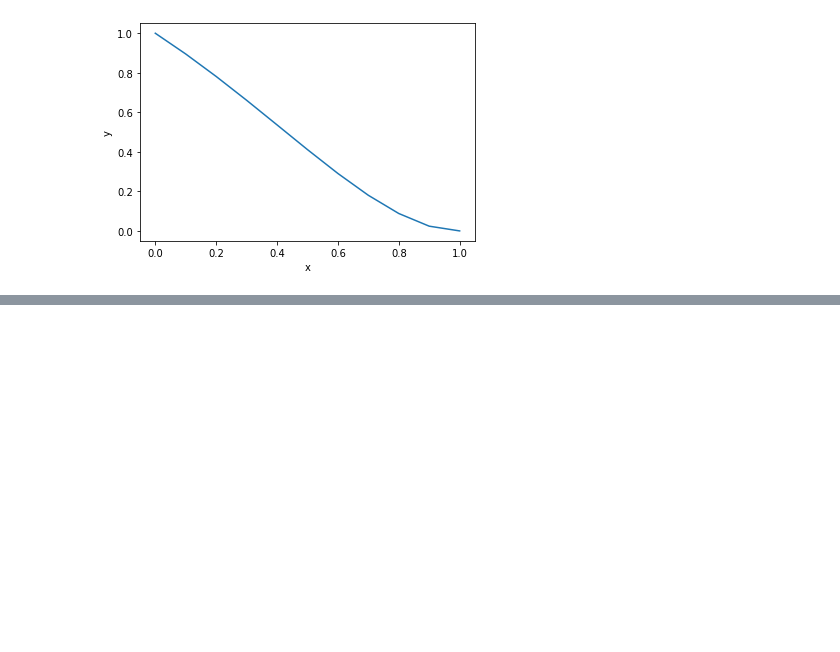
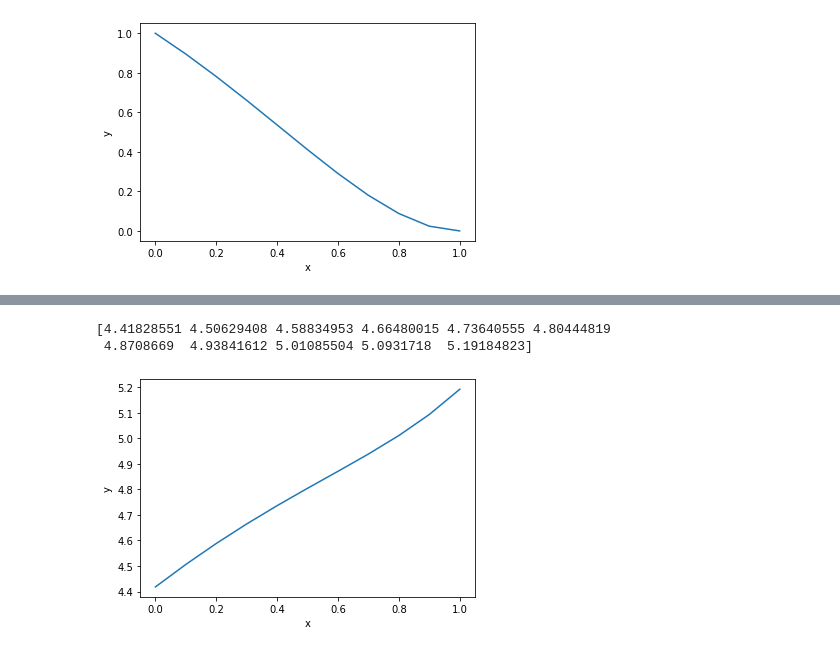
Before and after one commit to RendiZein/Metode-Rekayasa-Komputasi, a Jupyter notebook: 02_Boundary_value_problem_2024_indonesia.ipynb, the cells around one changed output, grey strips where cells are left out. Cells and saved outputs as stored; diff of their text form; code cells hidden in the pictures; blank space fills up the shorter version.

```diff
--- a/02_Boundary_value_problem_2024_indonesia.ipynb
+++ b/02_Boundary_value_problem_2024_indonesia.ipynb
@@ -568,0 +587,18 @@ y'(1) &= 0
+# %%
+# Langkah 2 : Susun matriks A
+
+A = np.zeros((n+1,n+1))        # inisialisasi
+p=1
+q=-2
+r=1
+for i in range(0, n+1):
+    if i==0: #atur batas kiri
+        A[i,i] = -2*(p)/(h**2)+r # diagonal
+        A[i,i+1] = 2*p/(h**2) # kanan (east)
+    elif i==n: #atur batas kanan
+        A[i,i] = (-2*(p)/(h**2 ))+(r) # diagonal
+        A[i,i-1] = 2*p/(h**2)     # kiri (west)
+    else:
+        A[i,i] = (-2*(p)/(h**2 ))+(r)     # diagonal
+        A[i,i-1] = ((p)/(h**2))-((q)/(2*h))     # kiri (west)
+        A[i,i+1] = ((p)/(h**2))+((q)/(2*h))       # kanan (east)
@@ -568,0 +658,13 @@ y'(1) &= 0
+# %%
+y = np.linalg.solve(A,b)
+
+# plot
+print(y)
+plt.plot(x,y)
+plt.xlabel("x")
+plt.ylabel("y")
+plt.show()
+# %% [output]
+[4.41828551 4.50629408 4.58834953 4.66480015 4.73640555 4.80444819
+ 4.8708669  4.93841612 5.01085504 5.0931718  5.19184823]
+[figure, added]
```
Also changed, not shown: parts of 6 cells of this notebook.
